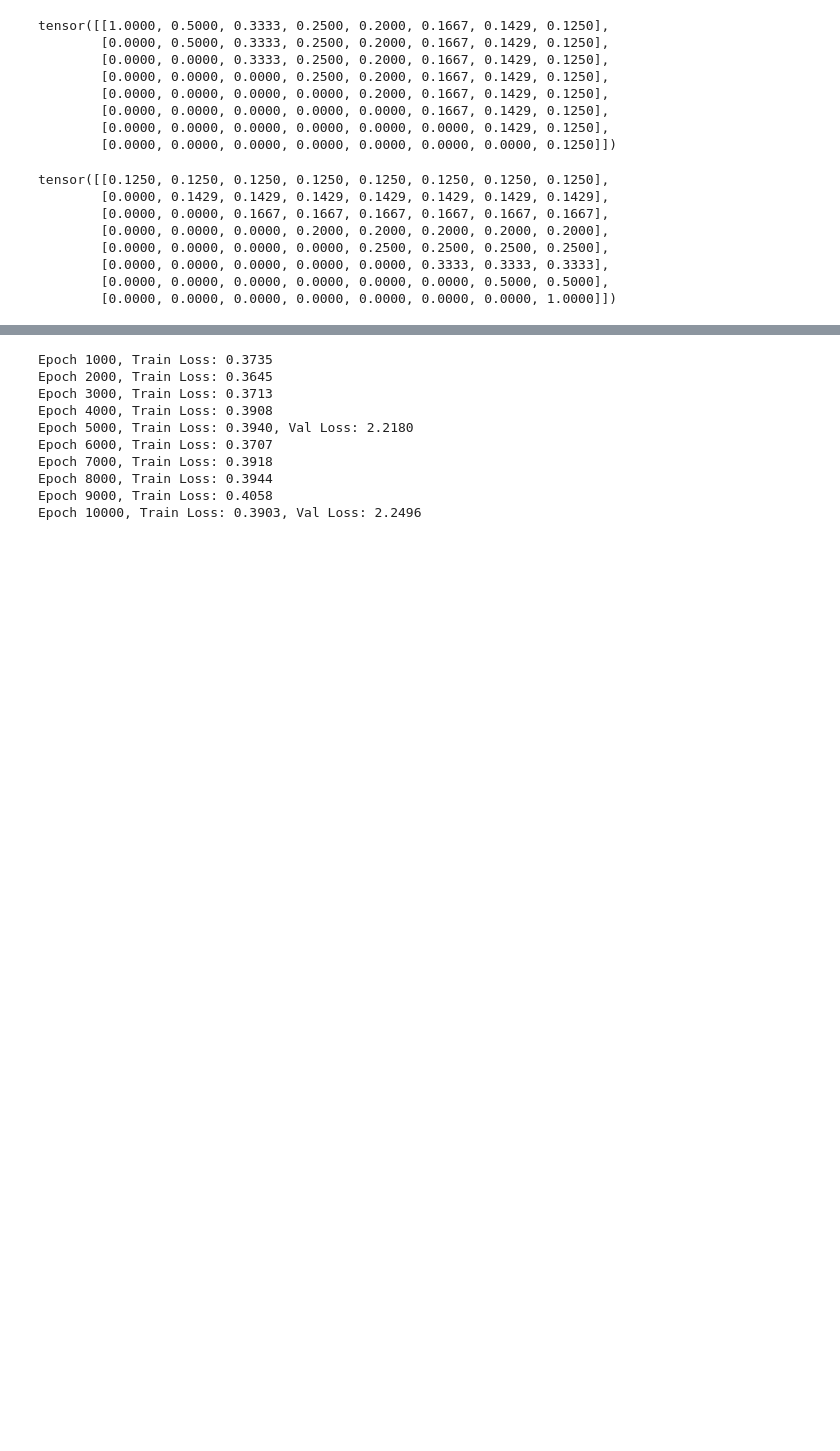
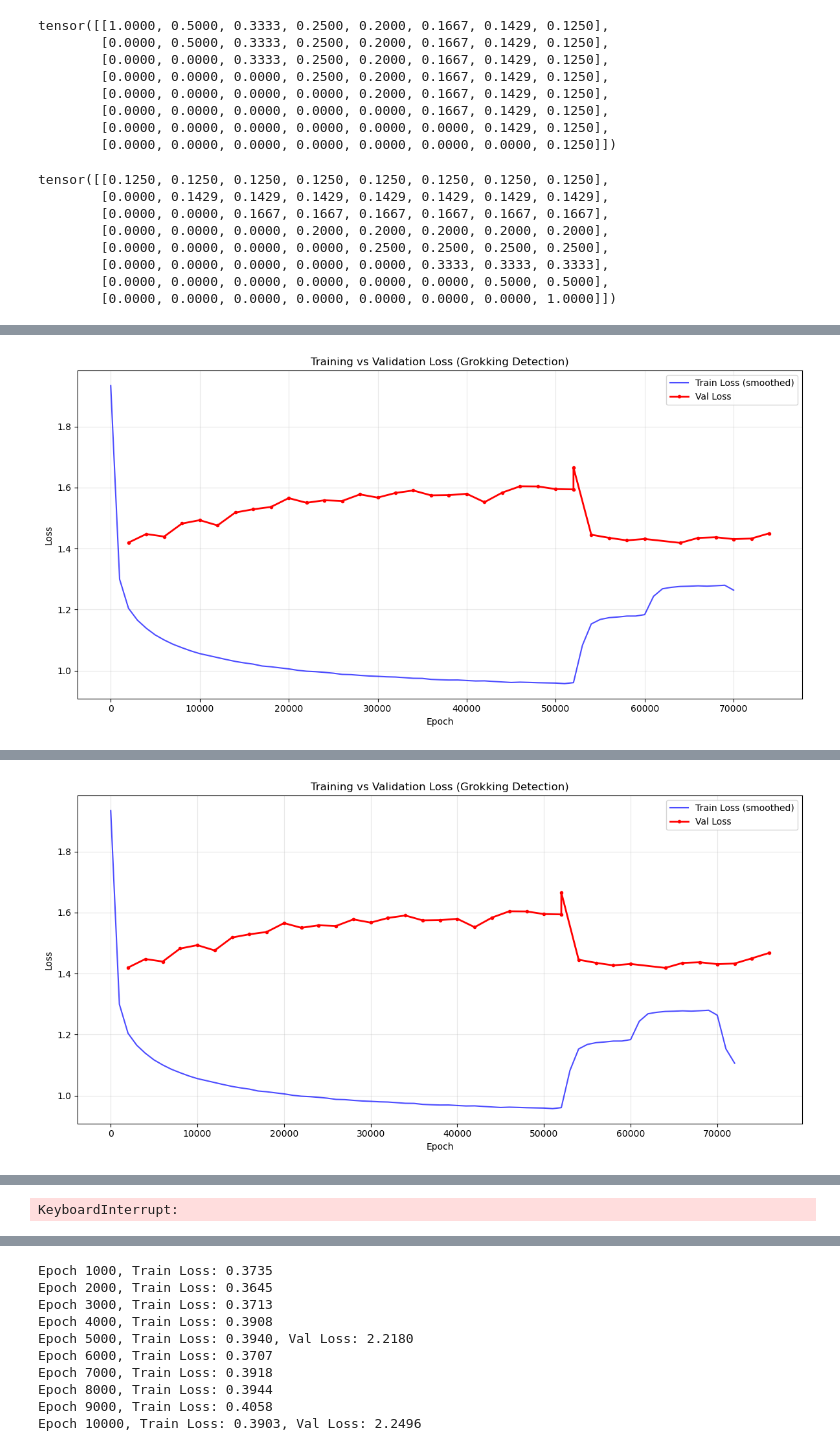
Before and after one commit to yiheinchai/kingscrosshacklab, a Jupyter notebook: projects/makemore/gpt/gpt.ipynb, the cells around one changed output, grey strips where cells are left out. Drawn from its saved outputs; the diff is of its cells as text; code cells hidden in the pictures; blank space fills up the shorter version.

Commit message:
new models

```diff
--- a/projects/makemore/gpt/gpt.ipynb
+++ b/projects/makemore/gpt/gpt.ipynb
@@ -285,11 +285,11 @@ Y_tr.shape, X_tr.shape
 # %%
-TOK_EMB_DIM = 512
-POS_EMB_DIM = 512
+TOK_EMB_DIM = 1024
+POS_EMB_DIM = 1024
 
 # HEAD_SIZE = 16
-NUM_HEADS = 8
+NUM_HEADS = 4
 
-DROPOUT_RATE = 0.2
+DROPOUT_RATE = 0.5
 
 COMPRESSION_RATIO = 2
 HIDDEN_DIM = TOK_EMB_DIM // COMPRESSION_RATIO
@@ -985,7 +985,9 @@ model = Transformer(num_blocks=4).to(device)
 optimizer = torch.optim.AdamW(
     model.parameters(),
     lr=1e-3,
-    weight_decay=0.05,  # decay is key for grokking
+    weight_decay=1,  # decay is key for grokking
     betas=(0.9, 0.98),
 )
 losses = []
+val_losses_history = []
+val_epochs_history = []
@@ -999,7 +994,17 @@ optimizer = torch.optim.AdamW(
+# %%
+optimizer = torch.optim.AdamW(
+    model.parameters(),
+    lr=1e-3,
+    weight_decay=1,  # decay is key for grokking
+    betas=(0.9, 0.98),
+)
 # %%
 # for ep in range(1000):
 model.train()
-for ep in range(1_500_000):
+
+VAL_INTERVAL = 2000
+
+for ep in range(73_000, 1_500_000):
     batch_ix = torch.randint(0, X_tr.shape[0], (64,))
     xs = X_tr[batch_ix].to(device)
     y = Y_tr[batch_ix].to(device)
@@ -1011,6 +1016,24 @@ for ep in range(1_500_000):
 
     losses.append(loss.item())
 
+    if ep % VAL_INTERVAL == 0 and ep > 0:
+        val_loss = evaluate_on_validation(model, X_val, Y_val, device)
+        val_losses_history.append(val_loss)
+        val_epochs_history.append(ep)
+        print(
+            f"Epoch {ep}, Train Loss: {loss.item():.4f}, Val Loss: {val_loss:.4f}"
+        )
+
+        plot_train_val_curves(losses, val_losses_history, val_epochs_history)
+
+        if val_loss < 1:
+            save_model(model, 'kxhl-1.5-cpt-1.pt')
+        elif val_loss < 0.8:
+            save_model(model, 'kxhl-1.5-cpt-2.pt')
+        elif val_loss < 0.6:
+            save_model(model, 'kxhl-1.5-cpt-3.pt')
+
+
     # log every 1000 epochs
     if ep % 1000 == 0:
         print(f"Epoch {ep}, Loss: {loss.item()}")
@@ -1034,0 +1043 @@ Epoch 21000, Loss: 0.8195669651031494
+[figure, added]
@@ -1035,0 +1047 @@ KeyboardInterrupt:
+[figure, added]
@@ -1035,0 +1050 @@ KeyboardInterrupt:
+KeyboardInterrupt:
```
Also changed, not shown: parts of 4 cells of this notebook, 1 other file.
